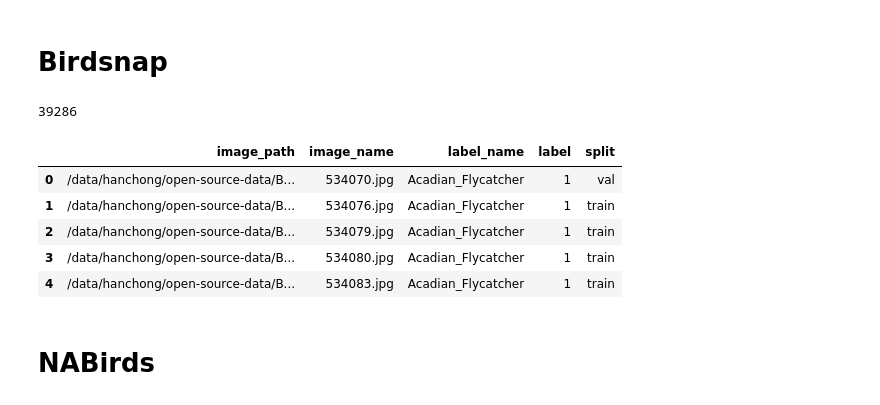
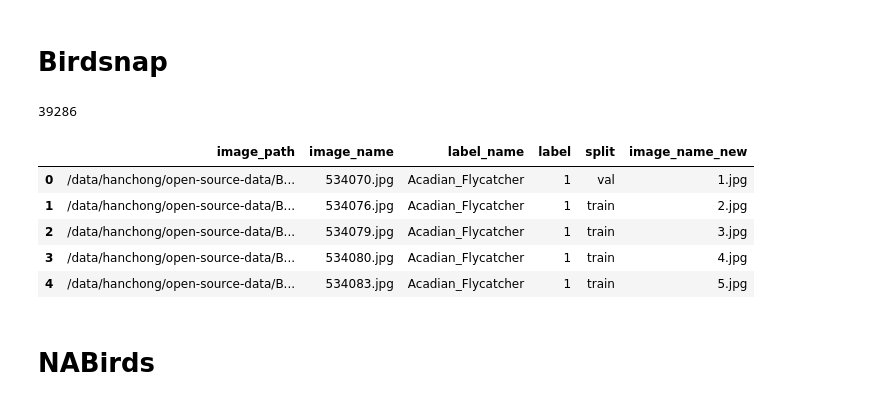
Before and after one commit to ChuaHanChong/Fine-Grained-Recognition-Using-Pretrained-Self-Supervised-Models, a Jupyter notebook: data-preparation-1.ipynb, the cells around one changed output. Cells and saved outputs as stored; diff of their text form; code cells hidden in the pictures.

```diff
--- a/data-preparation-1.ipynb
+++ b/data-preparation-1.ipynb
@@ -178,6 +182,8 @@ df = pd.merge(df, split_df, on="image_path")
 val_df = df[df["split"] == "train"].groupby("label").sample(n=5, random_state=42)
 df.loc[val_df.index, "split"] = "val"
 
+df["image_name_new"] = (df.index + 1).astype(str) + ".jpg"
+
 print(len(df))
 df.head()
 # %% [output]
@@ -192,28 +198,28 @@ df.head()
 output_folder = Path("/data/hanchong/open-source-data/Stanford_Dogs/processed-data")
 output_folder.mkdir(parents=True, exist_ok=True)
 
-df[['label', 'label_name']].drop_duplicates().sort_values(by='label').to_csv(output_folder / "labels.txt", index=False, header=False)
-df['split'].value_counts().rename('count').reset_index().to_csv(output_folder / "split-counts.csv", index=False)
+df[["label", "label_name"]].drop_duplicates().sort_values(by="label").to_csv(output_folder / "labels.txt", index=False, header=False)
+df["split"].value_counts().rename("count").reset_index().to_csv(output_folder / "split-counts.csv", index=False)
 
-for split in ['train', 'val', 'test']:
-    _df = df[df['split'] == split]
+for split in ["train", "val", "test"]:
+    _df = df[df["split"] == split]
     _df.to_csv(output_folder / f"df_{split}.csv", index=False)
-    _df.groupby(['label', 'label_name']).size().rename('count').reset_index().sort_values(by='label').to_csv(output_folder / f"category-counts_{split}.csv", index=False)
+    _df.groupby(["label", "label_name"]).size().rename("count").reset_index().sort_values(by="label").to_csv(output_folder / f"category-counts_{split}.csv", index=False)
 
     split_output_folder = output_folder / split
     split_output_folder.mkdir(parents=True, exist_ok=True)
 
     for _, row in tqdm(_df.iterrows(), total=len(_df)):
-        if split == 'test':
-            output_path = split_output_folder / row['image_name']
+        if split == "test":
+            output_path = split_output_folder / row["image_name_new"]
         else:
-            output_path = split_output_folder / str(row['label']) / row['image_name']
+            output_path = split_output_folder / str(row["label"]) / row["image_name_new"]
             output_path.parent.mkdir(parents=True, exist_ok=True)
 
         if output_path.exists():
             continue
 
-        output_path.symlink_to(row['image_path'])
+        output_path.symlink_to(row["image_path"])
 # %% [markdown]
 # Standford Cars
 # %%
@@ -251,7 +257,6 @@ test_df = pd.DataFrame(
 test_df["label_name"] = test_df["label"].apply(lambda x: class_names[x - 1])
 test_df["split"] = "test"
 
-
 train_df = pd.DataFrame(
     {
         "image_path": train_paths,
@@ -271,6 +276,8 @@ df = pd.concat([train_df, test_df], ignore_index=True)
 val_df = df[df["split"] == "train"].groupby("label").sample(n=5, random_state=42)
 df.loc[val_df.index, "split"] = "val"
 
+df["image_name_new"] = (df.index + 1).astype(str) + ".jpg"
+
 print(len(df))
 df.head()
 # %% [output]
@@ -285,28 +292,28 @@ df.head()
 output_folder = Path("/data/hanchong/open-source-data/Stanford_Cars/processed-data")
 output_folder.mkdir(parents=True, exist_ok=True)
 
-df[['label', 'label_name']].drop_duplicates().sort_values(by='label').to_csv(output_folder / "labels.txt", index=False, header=False)
-df['split'].value_counts().rename('count').reset_index().to_csv(output_folder / "split-counts.csv", index=False)
+df[["label", "label_name"]].drop_duplicates().sort_values(by="label").to_csv(output_folder / "labels.txt", index=False, header=False)
+df["split"].value_counts().rename("count").reset_index().to_csv(output_folder / "split-counts.csv", index=False)
 
-for split in ['train', 'val', 'test']:
-    _df = df[df['split'] == split]
+for split in ["train", "val", "test"]:
+    _df = df[df["split"] == split]
     _df.to_csv(output_folder / f"df_{split}.csv", index=False)
-    _df.groupby(['label', 'label_name']).size().rename('count').reset_index().sort_values(by='label').to_csv(output_folder / f"category-counts_{split}.csv", index=False)
+    _df.groupby(["label", "label_name"]).size().rename("count").reset_index().sort_values(by="label").to_csv(output_folder / f"category-counts_{split}.csv", index=False)
 
     split_output_folder = output_folder / split
     split_output_folder.mkdir(parents=True, exist_ok=True)
 
     for _, row in tqdm(_df.iterrows(), total=len(_df)):
-        if split == 'test':
-            output_path = split_output_folder / row['image_name']
+        if split == "test":
+            output_path = split_output_folder / row["image_name_new"]
         else:
-            output_path = split_output_folder / str(row['label']) / row['image_name']
+            output_path = split_output_folder / str(row["label"]) / row["image_name_new"]
             output_path.parent.mkdir(parents=True, exist_ok=True)
 
         if output_path.exists():
             continue
 
-        output_path.symlink_to(row['image_path'])
+        output_path.symlink_to(row["image_path"])
 # %% [markdown]
 # FGVC Aircraft
 # %%
@@ -389,39 +398,41 @@ paths = Path("/data/hanchong/open-source-data/Birdsnap/raw-data/images").rglob("
 paths = sorted(paths)
 
 split_mapping = {}
 with open("/data/hanchong/open-source-data/Birdsnap/birdsnap/test_images.txt") as f:
     for line in f.readlines()[1:]:
         image_name = line.strip()
         split_mapping[image_name] = "test"
 
 df = pd.DataFrame(
     {
         "image_path": paths,
         "image_name": [path.name for path in paths],
         "label_name": [path.parent.name for path in paths],
     }
 )
 
 label_name_mapping = {}
 for index, label_name in enumerate(sorted(df["label_name"].unique())):
     label_name_mapping[label_name] = index + 1
 
 df["label"] = df["label_name"].apply(lambda x: label_name_mapping[x])
 df["split"] = df.apply(lambda x: split_mapping.get(f"{x['label_name']}/{x['image_name']}", "train"), axis=1)
 
 val_df = df[df["split"] == "train"].groupby("label").sample(n=5, random_state=42)
 df.loc[val_df.index, "split"] = "val"
 
+df["image_name_new"] = (df.index + 1).astype(str) + ".jpg"
+
 print(len(df))
 df.head()
 # %% [output]
 39286
-|  | image_path | image_name | label_name | label | split |
-| 0 | /data/hanchong/open-source-data/B... | 534070.jpg | Acadian_Flycatcher | 1 | val |
-| 1 | /data/hanchong/open-source-data/B... | 534076.jpg | Acadian_Flycatcher | 1 | train |
-| 2 | /data/hanchong/open-source-data/B... | 534079.jpg | Acadian_Flycatcher | 1 | train |
-| 3 | /data/hanchong/open-source-data/B... | 534080.jpg | Acadian_Flycatcher | 1 | train |
-| 4 | /data/hanchong/open-source-data/B... | 534083.jpg | Acadian_Flycatcher | 1 | train |
+|  | image_path | image_name | label_name | label | split | image_name_new |
+| 0 | /data/hanchong/open-source-data/B... | 534070.jpg | Acadian_Flycatcher | 1 | val | 1.jpg |
+| 1 | /data/hanchong/open-source-data/B... | 534076.jpg | Acadian_Flycatcher | 1 | train | 2.jpg |
+| 2 | /data/hanchong/open-source-data/B... | 534079.jpg | Acadian_Flycatcher | 1 | train | 3.jpg |
+| 3 | /data/hanchong/open-source-data/B... | 534080.jpg | Acadian_Flycatcher | 1 | train | 4.jpg |
+| 4 | /data/hanchong/open-source-data/B... | 534083.jpg | Acadian_Flycatcher | 1 | train | 5.jpg |
 # %%
 output_folder = Path("/data/hanchong/open-source-data/Birdsnap/processed-data")
 output_folder.mkdir(parents=True, exist_ok=True)
```
Also changed, not shown: parts of 15 cells of this notebook, 8 other files.
